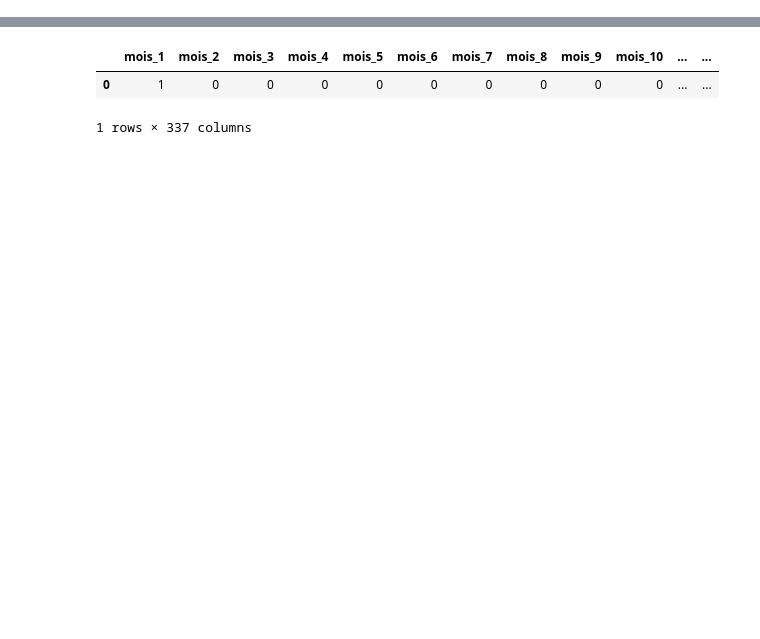
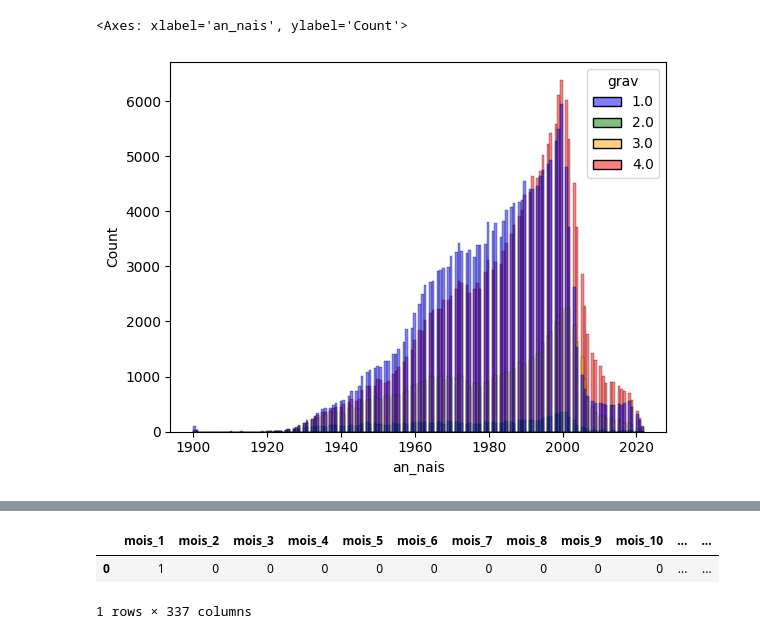
Before and after one commit to karatruc/Streamlit, a Jupyter notebook: Streamlit/test.ipynb, the cells around one changed output, grey strips where cells are left out. Cells and saved outputs as stored; diff of their text form; code cells hidden in the pictures; blank space fills up the shorter version.

```diff
--- a/Streamlit/test.ipynb
+++ b/Streamlit/test.ipynb
@@ -59,0 +62,5 @@ ValueError: Unrecognized data type: x=[[1.0, 0.0, 0.0, 0.0, 0.0, 0.0, 0.0, 0.0,
+# %%
+sns.histplot(data = df, x = variable, hue = 'grav', palette =['blue','green', 'orange','red'])
+# %% [output]
+<Axes: xlabel='an_nais', ylabel='Count'>
+[figure, added]
```
Also changed, not shown: parts of 24 cells of this notebook, 4 other files.
